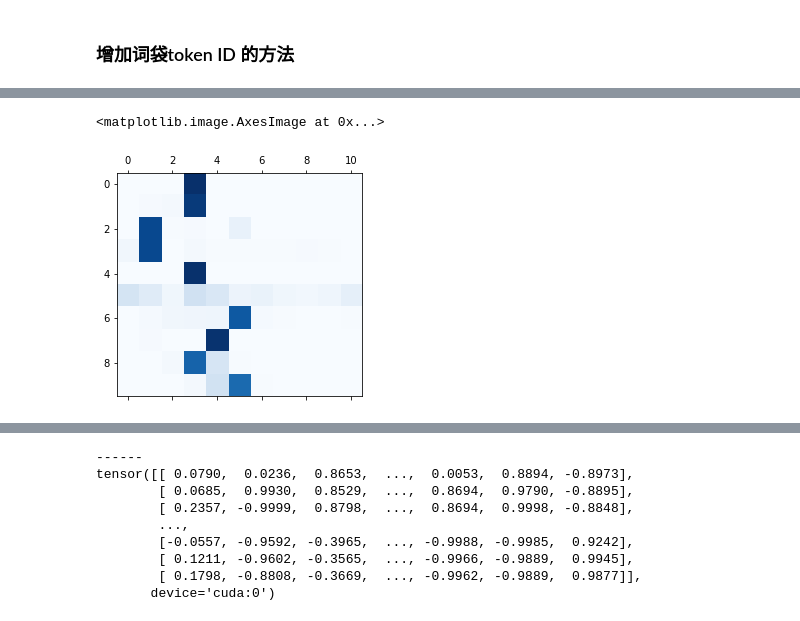
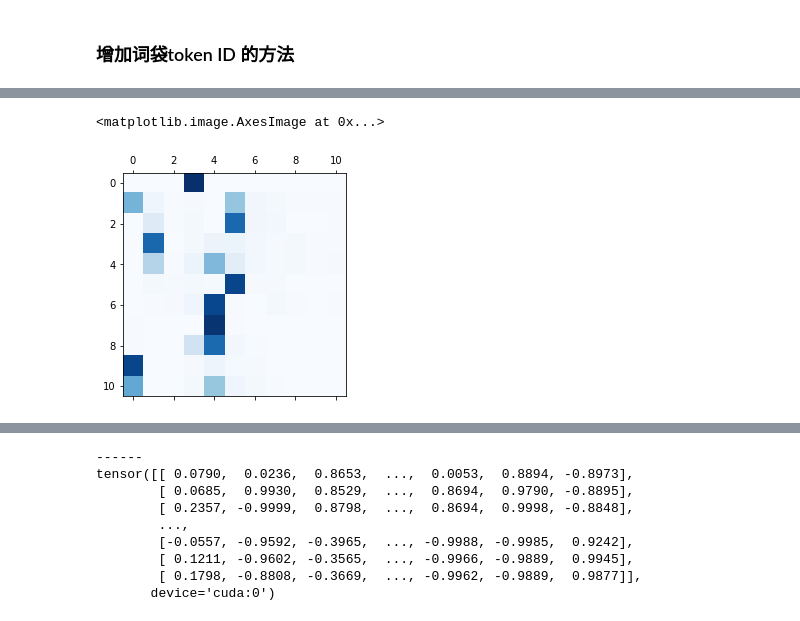
Before and after one commit to yemanzhongting/MultiCity, a Jupyter notebook: City2POI.ipynb, the cells around one changed output, grey strips where cells are left out. Drawn from its saved outputs; the diff is of its cells as text; code cells hidden in the pictures.

```diff
--- a/City2POI.ipynb
+++ b/City2POI.ipynb
@@ -1149,7 +1225,7 @@ Score(precision=0.75, recall=0.6666666666666666, fmeasure=0.7058823529411765)
 # %%
 %matplotlib inline
-mat=evaluate(encoder1, attn_decoder1, 'tree plant palm person', 11)[1].numpy()
+mat=evaluate(encoder1, attn_decoder1, pairs[16][0], 11)[1].numpy()
 plt.matshow(mat, cmap=plt.cm.Blues)
 # %% [output]
 <matplotlib.image.AxesImage at 0x...>
-[figure, old version]
+[figure, new version]
```
Also changed, not shown: parts of 14 cells of this notebook.
